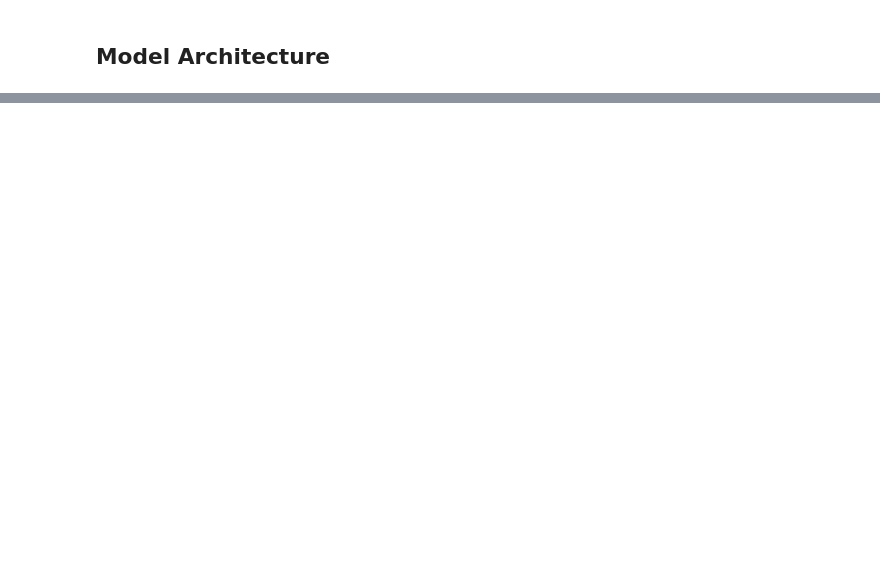
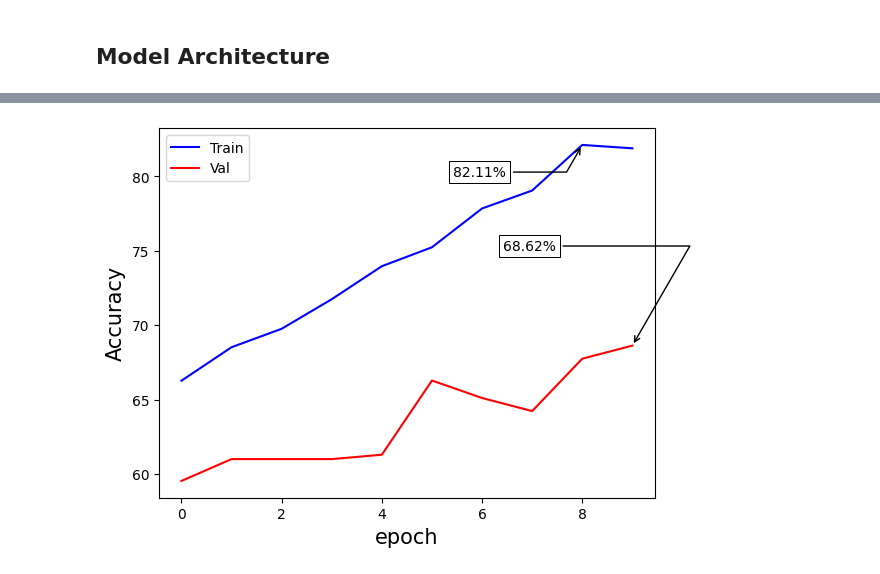
Before and after one commit to ArivalaganRaghavan/Computer-vision-practise, a Jupyter notebook: CV_practice_2.ipynb, the cells around one changed output, grey strips where cells are left out. Saved outputs shown, nothing was run; the diff lists cells and outputs as text; code cells hidden in the pictures; blank space fills up the shorter version.

```diff
--- a/CV_practice_2.ipynb
+++ b/CV_practice_2.ipynb
@@ -102,0 +216,29 @@ Model: "model_cnn"
+# %%
+def arch_1(height=128, width = 128):
+  num_classes = 10
+  hidden_size = 256
+
+  model = keras.Sequential(
+      name = "model_cnn_1",
+      layers = [
+          layers.Conv2D(filters=16, kernel_size=3, padding = "same", activation='relu', input_shape=(height, width, 3)),
+          layers.MaxPooling2D(),
+          layers.Conv2D(filters=32, kernel_size=3, padding="same", activation='relu'),
+          layers.MaxPooling2D(),
+          layers.Conv2D(filters=64, kernel_size=3, padding="same", activation='relu'),
+          layers.MaxPooling2D(),
+          layers.Conv2D(filters=128, kernel_size=3, padding="same", activation='relu'),
+          layers.MaxPooling2D(),
+          layers.Conv2D(filters=256, kernel_size=3, padding="same", activation='relu'),
+          # layers.MaxPooling2D(),
+          # layers.Flatten(),
+          layers.GlobalAveragePooling2D(),
+          layers.Dense(units=hidden_size, activation='relu'),
+          layers.Dense(units=num_classes, activation='softmax')
+      ]
+  )
+  return model
+
+
+model = arch_1()
+model.summary()
@@ -102,0 +267,12 @@ Model: "model_cnn"
+# %%
+def compile_train_v1(model, train_ds, val_ds, epochs=10, ckpt_path="/tmp/checkpoint.weights.h5"):
+    model.compile(optimizer='adam',
+                loss='categorical_crossentropy',
+                metrics=['accuracy'])
+
+    model_fit = model.fit(train_ds, validation_data=val_ds, epochs=epochs, callbacks=[
+        keras.callbacks.ModelCheckpoint(ckpt_path, save_weights_only=True, monitor='val_accuracy', mode='max', save_best_only=True),
+    ])
+    return model_fit
+# %%
+model_fit = compile_train_v1(model, train_ds, val_ds)
@@ -102,0 +300,4 @@ Model: "model_cnn"
+# %%
+plot_accuracy(model_fit)
+# %% [output]
+[figure, added]
```
Also changed, not shown: parts of 33 cells of this notebook.
